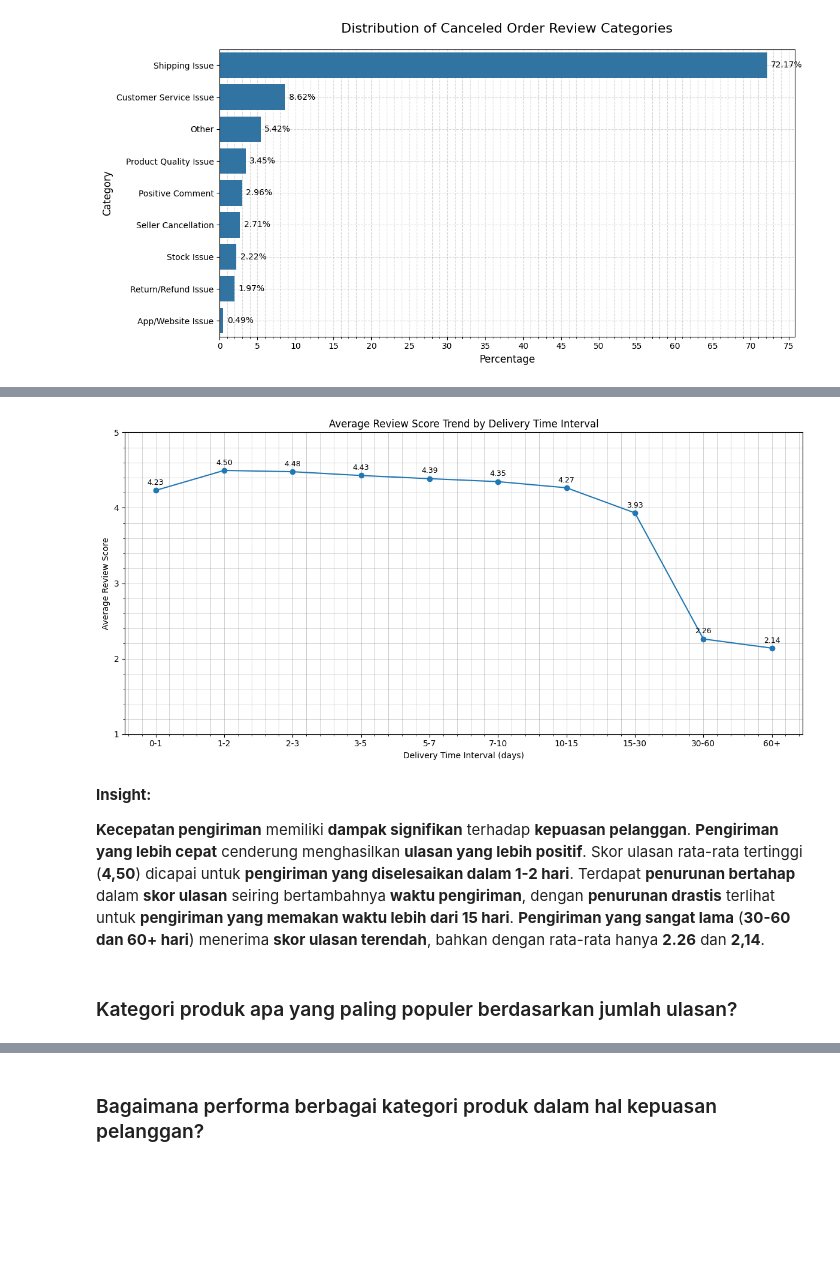
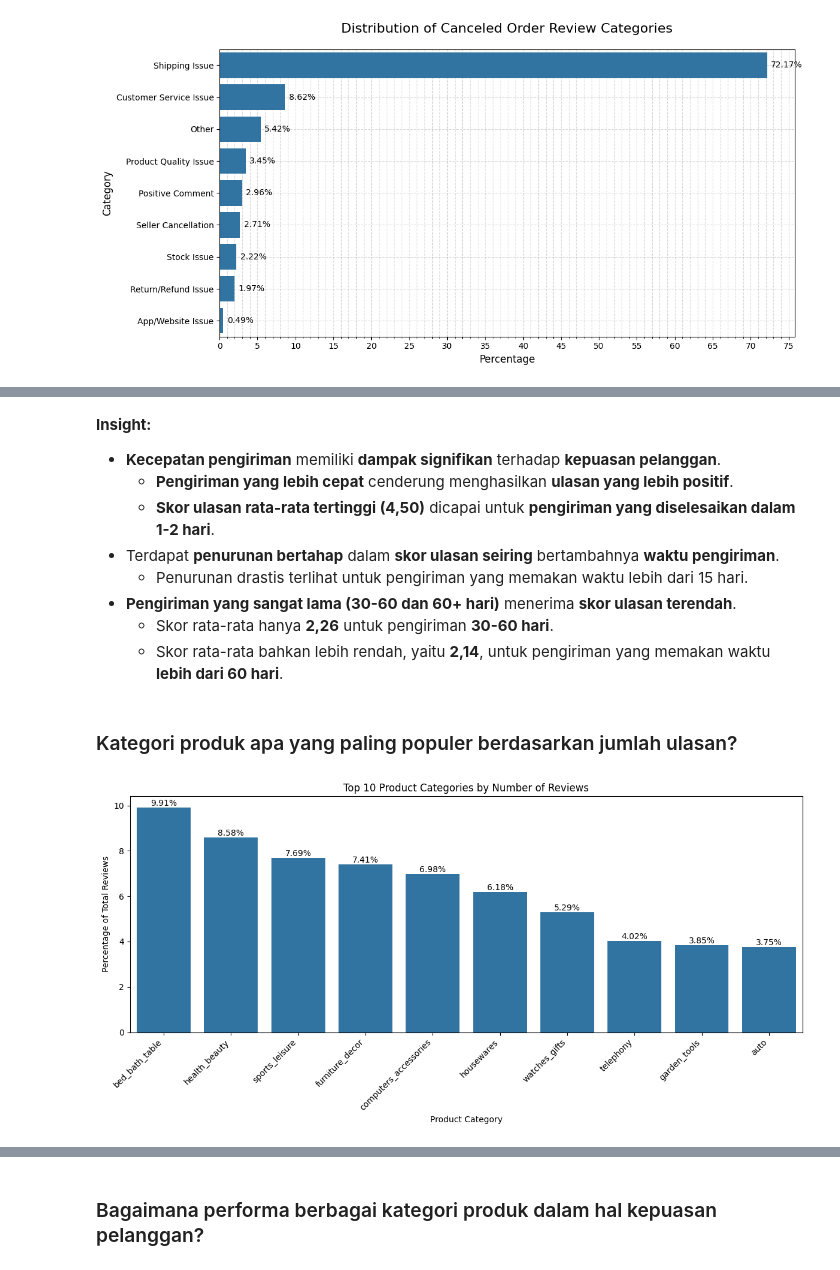
Before and after one commit to fxrdhan/Data-Analysis-Project, a Jupyter notebook: notebook.ipynb, the cells around one changed output, grey strips where cells are left out. Cells and saved outputs as stored; diff of their text form; code cells hidden in the pictures; blank space fills up the shorter version.

```diff
--- a/notebook.ipynb
+++ b/notebook.ipynb
@@ -2209,37 +2313,37 @@ plt.show()
-# %%
-category_order = sorted(prepared_df['delivery_interval'].unique())
-
-if not isinstance(prepared_df['delivery_interval'].dtype, pd.CategoricalDtype):
-    prepared_df['delivery_interval'] = pd.Categorical(prepared_df['delivery_interval'], categories=category_order, ordered=True)
-
-avg_scores = prepared_df.groupby('delivery_interval', observed=False)['review_score'].mean().reset_index()
-
-plt.figure(figsize=(12, 6))
-plt.plot(avg_scores['delivery_interval'], avg_scores['review_score'], marker='o')
-plt.title('Average Review Score Trend by Delivery Time Interval')
-plt.xlabel('Delivery Time Interval (days)')
-plt.ylabel('Average Review Score')
-plt.ylim(1, 5)
-
-# Mengatur grid dengan ketelitian 0.1 pada sumbu y, tetapi hanya menampilkan label utama
-plt.grid(visible=True, which='both', linestyle='-', linewidth=0.5, color='gray', alpha=0.5)
-plt.yticks([1, 2, 3, 4, 5])  # Hanya menampilkan label 1, 2, 3, 4, 5
-plt.minorticks_on()  # Mengaktifkan minor ticks untuk grid ketat
-
-# Menambahkan nilai rata-rata di atas setiap titik
-for i, row in avg_scores.iterrows():
-    plt.text(row['delivery_interval'], row['review_score'] + 0.05,
-             f"{row['review_score']:.2f}",
-             ha='center', va='bottom', fontsize=9)
-
-plt.tight_layout()
-
-plt.show()
-# %% [output]
-[figure, removed]
 # %% [markdown]
 **Insight:**
 
-**Kecepatan pengiriman** memiliki **dampak signifikan** terhadap **kepuasan pelanggan**. **Pengiriman yang lebih cepat** cenderung menghasilkan **ulasan yang lebih positif**. Skor ulasan rata-rata tertinggi (**4,50**) dicapai untuk **pengiriman yang diselesaikan dalam 1-2 hari**. Terdapat **penurunan bertahap** dalam **skor ulasan** seiring bertambahnya **waktu pengiriman**, dengan **penurunan drastis** terlihat untuk **pengiriman yang memakan waktu lebih dari 15 hari**. **Pengiriman yang sangat lama** (**30-60 dan 60+ hari**) menerima **skor ulasan terendah**, bahkan dengan rata-rata hanya **2.26** dan **2,14**.
+- **Kecepatan pengiriman** memiliki **dampak signifikan** terhadap **kepuasan pelanggan**.
+    - **Pengiriman yang lebih cepat** cenderung menghasilkan **ulasan yang lebih positif**.
+    - **Skor ulasan rata-rata tertinggi (4,50)** dicapai untuk **pengiriman yang diselesaikan dalam 1-2 hari**.
+- Terdapat **penurunan bertahap** dalam **skor ulasan seiring** bertambahnya **waktu pengiriman**.
+    - Penurunan drastis terlihat untuk pengiriman yang memakan waktu lebih dari 15 hari.
+- **Pengiriman yang sangat lama (30-60 dan 60+ hari)** menerima **skor ulasan terendah**.
+    - Skor rata-rata hanya **2,26** untuk pengiriman **30-60 hari**.
+    - Skor rata-rata bahkan lebih rendah, yaitu **2,14**, untuk pengiriman yang memakan waktu **lebih dari 60 hari**.
 # %% [markdown]
 ### Kategori produk apa yang paling populer berdasarkan jumlah ulasan?
+# %%
+category_reviews = (
+    all_df.groupby("product_category_name")["review_id"]
+    .count()
+    .sort_values(ascending=False)
+)
+total_reviews = category_reviews.sum()
+category_reviews_percent = (category_reviews / total_reviews * 100).round(2)
+top_10 = category_reviews_percent.head(10)
+
+plt.figure(figsize=(12, 6))
+sns.barplot(x=top_10.index, y=top_10.values)
+plt.title("Top 10 Product Categories by Number of Reviews")
+plt.xlabel("Product Category")
+plt.ylabel("Percentage of Total Reviews")
+plt.xticks(rotation=45, ha="right")
+
+for i, v in enumerate(top_10.values):
+    plt.text(i, v, f"{v}%", ha="center", va="bottom")
+
+plt.tight_layout()
+plt.show()
+# %% [output]
+[figure, added]
```
Also changed, not shown: parts of 33 cells of this notebook.
